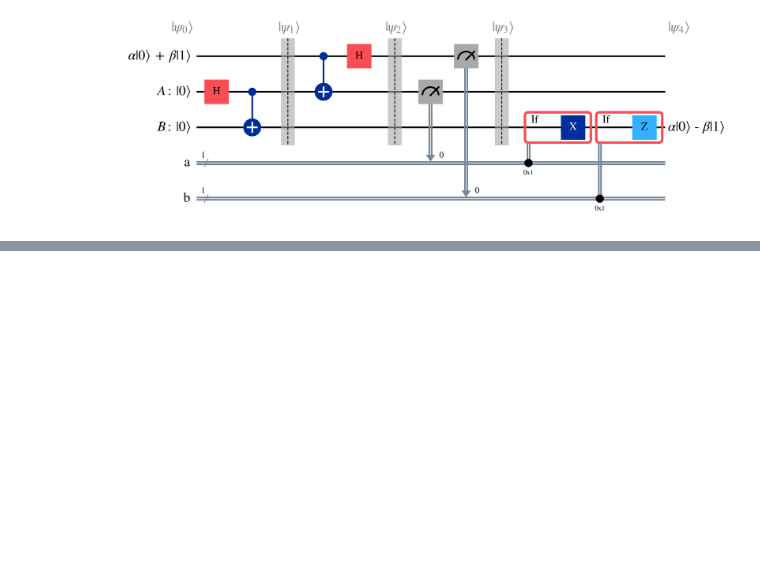
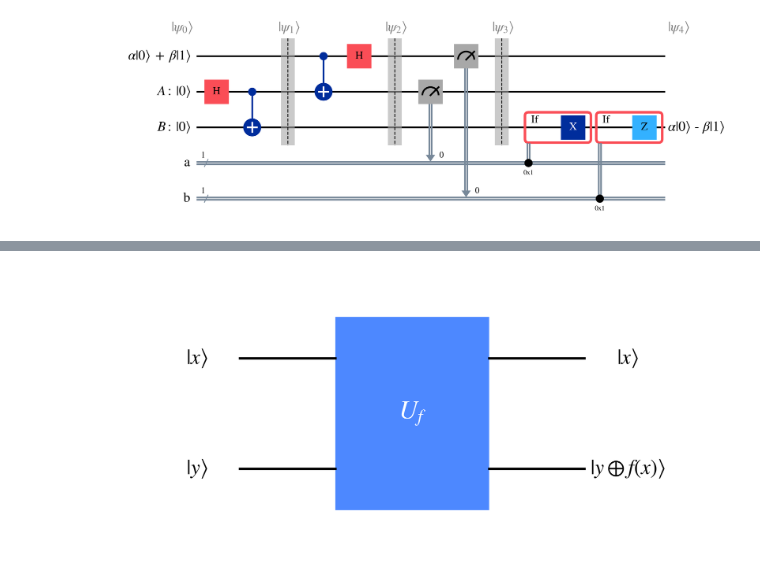
Before and after one commit to Pranav-Acharya1/intro-to-quantum-machine-learning, a Jupyter notebook: Ch2_Quantum_Algorithms.ipynb, the cells around one changed output, grey strips where cells are left out. Saved outputs shown, nothing was run; the diff lists cells and outputs as text; code cells hidden in the pictures; blank space fills up the shorter version.

```diff
--- a/Ch2_Quantum_Algorithms.ipynb
+++ b/Ch2_Quantum_Algorithms.ipynb
@@ -206,0 +380,81 @@ fig_qc.savefig(figure_directory+'quantum_teleportation_annotated_circuit.png', b
+# %%
+import matplotlib.pyplot as plt
+import matplotlib.patches as patches
+import numpy as np
+
+# Set figure size for good aspect ratio and resolution
+fig_width_inch = 8
+fig_height_inch = 4
+
+# Create figure and axis
+fig, ax = plt.subplots(figsize=(fig_width_inch, fig_height_inch))
+
+# Set axis limits to [0, 1] scale for clean coordinates
+ax.set_xlim(0, 1)
+ax.set_ylim(0, 1)
+
+# Hide axis spines, ticks, and labels to create a clean canvas
+ax.axis('off')
+
+# Set figure facecolor to white to match the input image background
+fig.patch.set_facecolor('white')
+
+# Define coordinate constants for elements
+left_text_x = 0.15
+left_line_start_x = 0.22
+rect_start_x = 0.375
+rect_width = 0.25
+rect_center_x = 0.5
+rect_end_x = 0.625
+right_line_end_x = 0.78
+right_text_x = 0.85
+
+top_qubit_y = 0.7
+bottom_qubit_y = 0.3
+rect_start_y = 0.15
+rect_height = 0.7
+rect_center_y = 0.5
+
+# Standard font size for diagram labels
+font_size = 18
+
+# Line thickness for qubit wires
+line_thickness = 2.0
+
+# Qubit lines (left side)
+ax.plot([left_line_start_x, rect_start_x], [top_qubit_y, top_qubit_y], color='black', linewidth=line_thickness)
+ax.plot([left_line_start_x, rect_start_x], [bottom_qubit_y, bottom_qubit_y], color='black', linewidth=line_thickness)
+
+# Qubit lines (right side)
+ax.plot([rect_end_x, right_line_end_x], [top_qubit_y, top_qubit_y], color='black', linewidth=line_thickness)
+ax.plot([rect_end_x, right_line_end_x], [bottom_qubit_y, bottom_qubit_y], color='black', linewidth=line_thickness)
+
+# Oracle block (blue rectangle)
+# Pick a flat blue color similar to the original image.
+# An RGB color is used for precision.
+oracle_blue = (77/255, 136/255, 255/255)
+oracle_block = patches.Rectangle((rect_start_x, rect_start_y), rect_width, rect_height, facecolor=oracle_blue, edgecolor='none')
+ax.add_patch(oracle_block)
+
+# Input text labels (left side)
+# Use math font style for quantum states with bra-ket notation
+ax.text(left_text_x, top_qubit_y, r'$|x\rangle$', ha='center', va='center', fontsize=font_size)
+ax.text(left_text_x, bottom_qubit_y, r'$|y\rangle$', ha='center', va='center', fontsize=font_size)
+
+# Output text labels (right side)
+# Use math font style for quantum states with bra-ket notation and XOR symbol
+ax.text(right_text_x, top_qubit_y, r'$|x\rangle$', ha='center', va='center', fontsize=font_size)
+ax.text(right_text_x, bottom_qubit_y, r'$|y \oplus f(x)\rangle$', ha='center', va='center', fontsize=font_size)
+
+# Text inside the oracle block
+# Center text is placed inside the rectangle
+ax.text(rect_center_x, rect_center_y, r'$U_f$', ha='center', va='center', color='white', fontsize=font_size + 4, fontweight='bold')
+
+# Optimize layout to remove whitespace
+plt.tight_layout()
+
+# Display the plot
+#plt.show()
+plt.savefig(figure_directory+'two_qubit_oracle_sketch.png')
+# %% [output]
+[figure, added]
```
Also changed, not shown: parts of 8 cells of this notebook, 8 other files.
